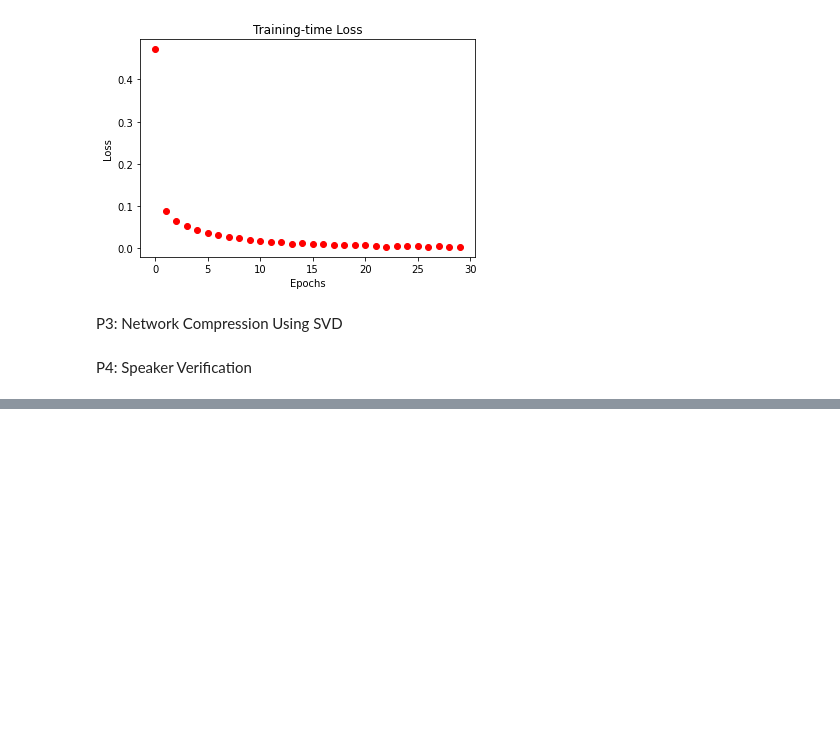
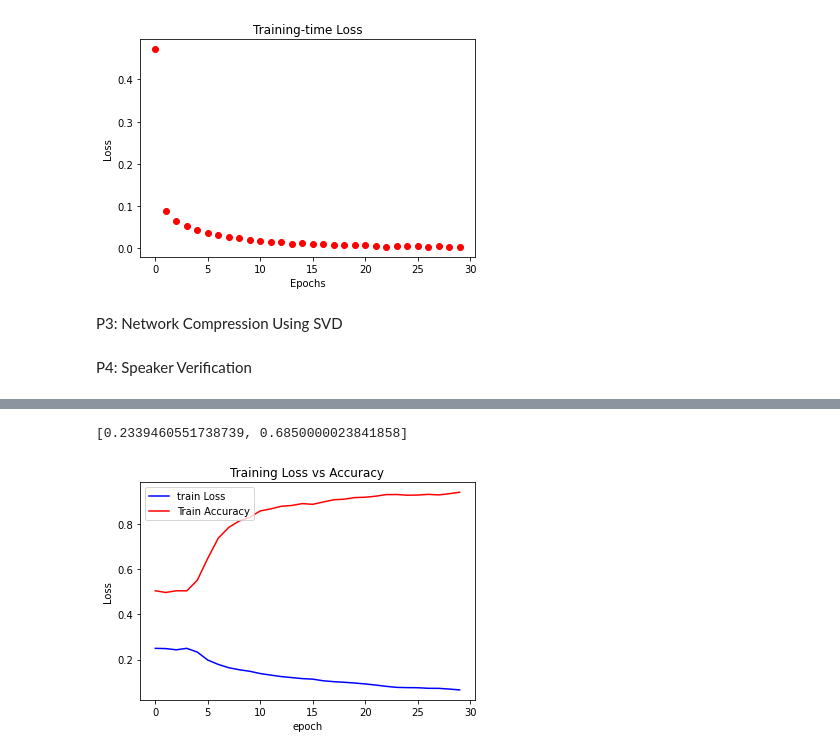
Before and after one commit to ram130849/Deep_Learning_Systems, a Jupyter notebook: TensorFlow/Ramki/E533_DLS_Assignment4.ipynb, the cells around one changed output, grey strips where cells are left out. Drawn from its saved outputs; the diff is of its cells as text; code cells hidden in the pictures; blank space fills up the shorter version.

```diff
--- a/TensorFlow/Ramki/E533_DLS_Assignment4.ipynb
+++ b/TensorFlow/Ramki/E533_DLS_Assignment4.ipynb
@@ -315,0 +459,8 @@ P4: Speaker Verification
+# %%
+# Provided two tensors t1 and t2
+# Euclidean distance = sqrt(sum(square(t1-t2)))
+def euclidean_distance(vectors):
+    """Find the Euclidean distance between two vectors."""
+    x,y = vectors
+    sum_square = tf.math.reduce_sum(tf.math.square(x - y), axis=1, keepdims=True)
+    return tf.math.sqrt(tf.math.maximum(sum_square, tf.keras.backend.epsilon()))
@@ -315,0 +486,21 @@ P4: Speaker Verification
+# %%
+# Reference: https://towardsdatascience.com/a-friendly-introduction-to-siamese-networks-85ab17522942
+def loss(margin=1):
+    """
+    Returns:
+        'constrastive_loss' function with data ('margin') attached.
+    """
+
+    # Contrastive loss = mean( (1-true_value) * square(prediction) + true_value * square( max(margin-prediction, 0) ))
+    def c_loss(y_true, y_pred):
+
+        square_pred = tf.math.square(y_pred)
+        margin_square = tf.math.square(tf.math.maximum(margin - (y_pred), 0))
+        return tf.math.reduce_mean(
+            (1 - y_true) * square_pred + (y_true) * margin_square
+        )
+
+    return c_loss
+# %%
+model.compile(loss=loss(margin=margin), optimizer="adam", metrics=["accuracy"])
+model.summary()
@@ -315,0 +525,8 @@ P4: Speaker Verification
+# %%
+history = model.fit(
+    [pairs[:,0], pairs[:,1]],
+    labels,
+    validation_data=([test_pairs[:,0],test_pairs[:,1]],test_labels),
+    batch_size=batch_size,
+    epochs=epochs
+)
@@ -315,0 +575,14 @@ P4: Speaker Verification
+# %%
+print(history1)
+# %% [output]
+[0.2339460551738739, 0.6850000023841858]
+# %%
+plt.plot(history.history["loss"],color='blue')
+plt.plot(history.history["accuracy"],color='red')
+plt.legend(["train Loss", "Train Accuracy"], loc="upper left")
+plt.title("Training Loss vs Accuracy")
+plt.ylabel("Loss")
+plt.xlabel("epoch")
+plt.show()
+# %% [output]
+[figure, added]
```
Also changed, not shown: parts of 26 cells of this notebook.
